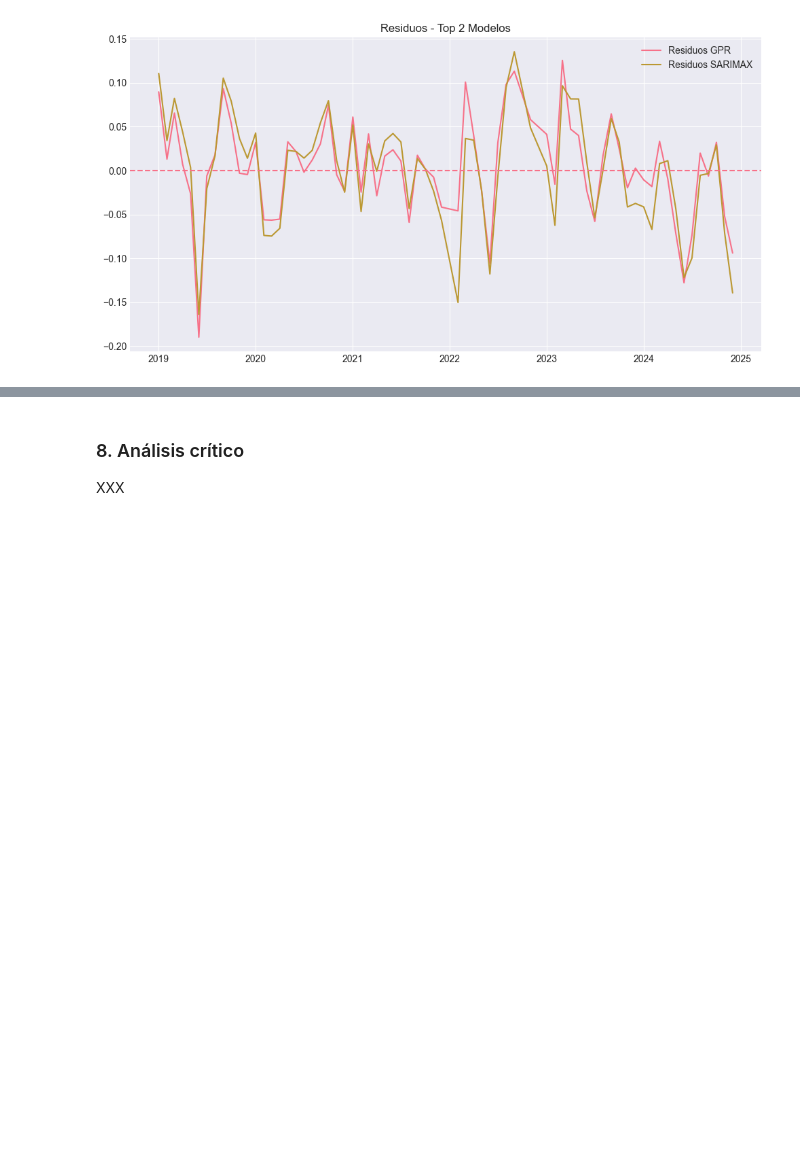
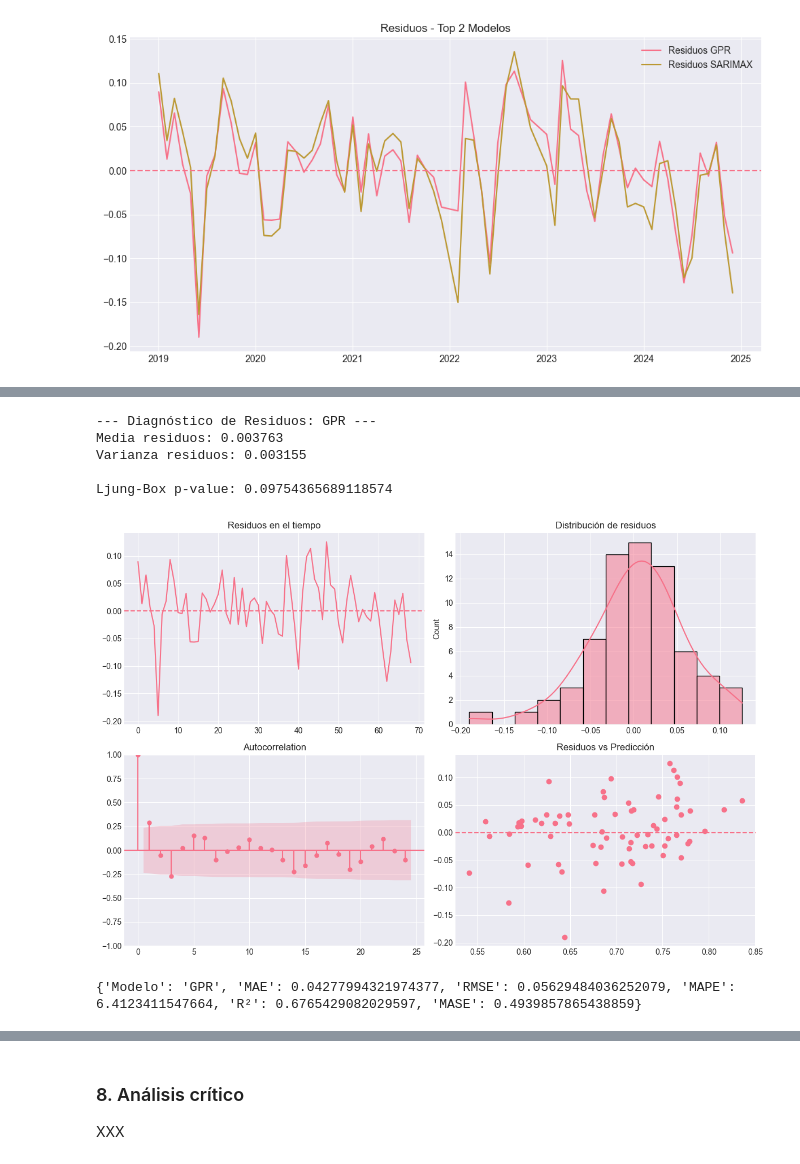
Before and after one commit to juan-pablo-lopez/tc5035-ene26-equipo29, a Jupyter notebook: Avance4.Equipo29.ipynb, the cells around one changed output, grey strips where cells are left out. Saved outputs shown, nothing was run; the diff lists cells and outputs as text; code cells hidden in the pictures; blank space fills up the shorter version.

```diff
--- a/Avance4.Equipo29.ipynb
+++ b/Avance4.Equipo29.ipynb
@@ -1681,0 +1758,35 @@ XXX
+# %%
+# Diagnóstico de residuos para GPR
+residuos_gpr_2 = residuals_diagnostic(y_test, y_pred_gpr_2, lags=24, titulo="GPR")
+# %% [output]
+--- Diagnóstico de Residuos: GPR ---
+Media residuos: 0.003763
+Varianza residuos: 0.003155
+
+Ljung-Box p-value: 0.09754365689118574
+[figure, added]
+# %%
+# Calcular métricas
+metrics_gpr_2 = calculate_metrics(
+    y_true=y_test,
+    y_pred=y_pred_gpr_2,
+    mase_denom=mase_denom,
+    model_name="GPR"
+)
+
+# Guardar resultados
+resultados_modelos_top2.append(metrics_gpr_2)
+print(metrics_gpr_2)
+
+# Almacenar modelo
+modelos_entrenados_top2['GPR'] = {
+    'modelo': gpr_model,
+    'y_pred': y_pred_gpr_2,
+    'y_std': y_std_gpr_2
+}
+
+# Remover "lag1" para no afectar otros modelos
+X_train = X_train.drop(columns=["lag1"])
+X_test = X_test.drop(columns=["lag1"])
+# %% [output]
+{'Modelo': 'GPR', 'MAE': 0.04277994321974377, 'RMSE': 0.05629484036252079, 'MAPE': 6.4123411547664, 'R²': 0.6765429082029597, 'MASE': 0.4939857865438859}
```
Also changed, not shown: parts of 37 cells of this notebook.
